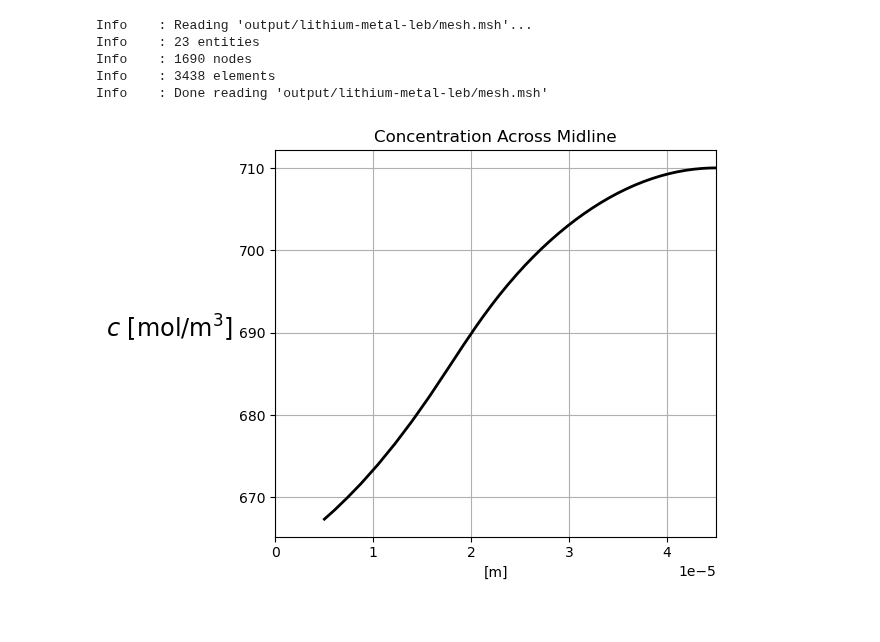
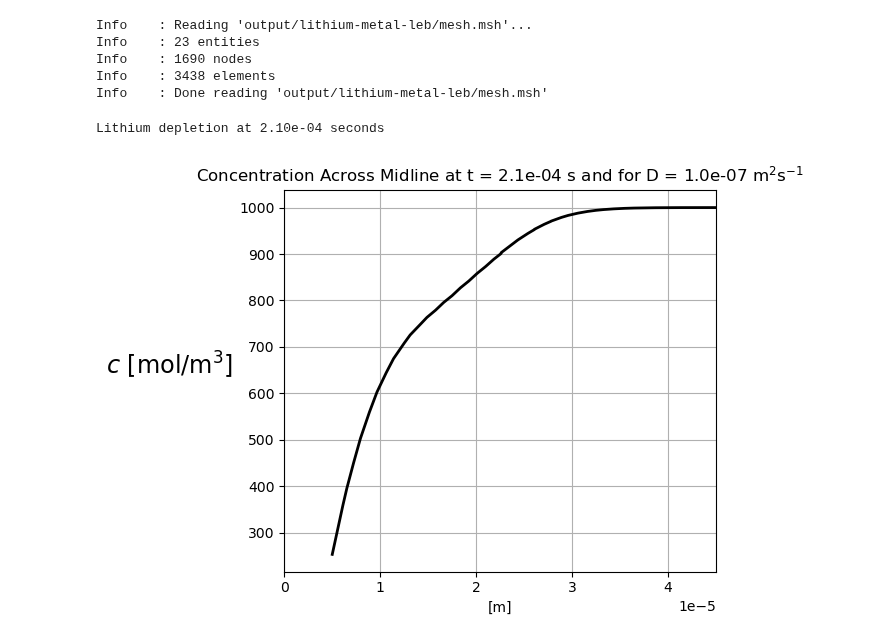
Before and after one commit to molel-gt/ssb, a Jupyter notebook: lithium-metal-battery.ipynb, the cells around one changed output. Cells and saved outputs as stored; diff of their text form; code cells hidden in the pictures.

```diff
--- a/lithium-metal-battery.ipynb
+++ b/lithium-metal-battery.ipynb
@@ -531,7 +531,8 @@ q = ufl.TestFunction(Q)
 f = fem.Constant(pam_domain, PETSc.ScalarType(0))
 g = fem.Constant(pam_domain, PETSc.ScalarType(0))
 g_middle = fem.Constant(pam_domain, PETSc.ScalarType(0))
-D = fem.Constant(pam_domain, PETSc.ScalarType(1e-5))
+D_bulk = 1e-7
+D = fem.Constant(pam_domain, PETSc.ScalarType(D_bulk))
 
 a = c * q * dx + dt * ufl.inner(D * ufl.grad(c), ufl.grad(q)) * dx
 L = (
@@ -589,6 +590,8 @@ while t < T:
     c_n.x.array[:] = ch.x.array
     c_vtx.write(t)
 c_vtx.close()
+# %% [output]
+Lithium depletion at 2.10e-04 seconds
 # %%
 # visualization
 bb_trees = bb_tree(pam_domain, pam_domain.topology.dim)
@@ -599,33 +602,34 @@ tol = 1e-8  # Avoid hitting the outside of the domain
 # z = np.linspace(0 + tol, 45e-6 - tol, n_points)
 # midline in 2D
 x = np.linspace(0 + tol, 45e-6 - tol, n_points)
 y = np.ones(n_points) * 0.5 * 30e-6  # midline
 points = np.zeros((3, n_points))
 points[0] = x
 points[1] = y
 # points[2] = z
 u_values = []
 cells = []
 points_on_proc = []
 # Find cells whose bounding-box collide with the the points
 cell_candidates = compute_collisions_points(bb_trees, points.T)
 # Choose one of the cells that contains the point
 colliding_cells = compute_colliding_cells(pam_domain, cell_candidates, points.T)
 for i, point in enumerate(points.T):
     if len(colliding_cells.links(i)) > 0:
         points_on_proc.append(point)
         cells.append(colliding_cells.links(i)[0])
 points_on_proc = np.array(points_on_proc, dtype=np.float64)
 u_values = ch.eval(points_on_proc, cells)
 fig, ax = plt.subplots()
 ax.plot(points_on_proc[:, 0], u_values, "k", linewidth=2)
 ax.grid(True)
 ax.set_xlim([0, 45e-6])
 # ax.set_ylim([0, c_init])
 ax.set_ylabel(r'$c$ [mol/m$^3$]', rotation=0, labelpad=50, fontsize='xx-large')
 ax.set_xlabel('[m]')
-ax.set_title('Concentration Across Midline')
+ax.set_title(f'Concentration Across Midline at t = {t:.1e} s and for D = {D_bulk:.1e} ' + r'm$^{2}$s$^{-1}$')
 plt.tight_layout()
-plt.show()
+# plt.show()
+plt.savefig(f'figures/lma-concentration-{D_bulk:.2e}.png', dpi=1500);
 # %% [output]
-[figure, old version]
+[figure, new version]
```
Also changed, not shown: parts of 1 cell of this notebook.
